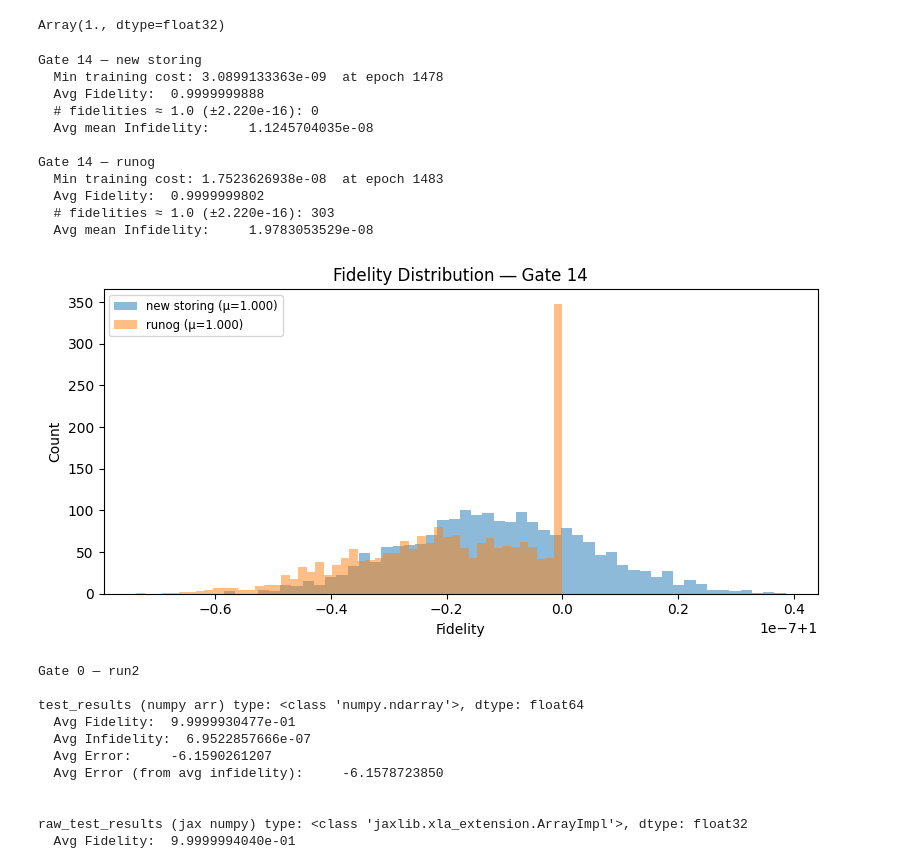
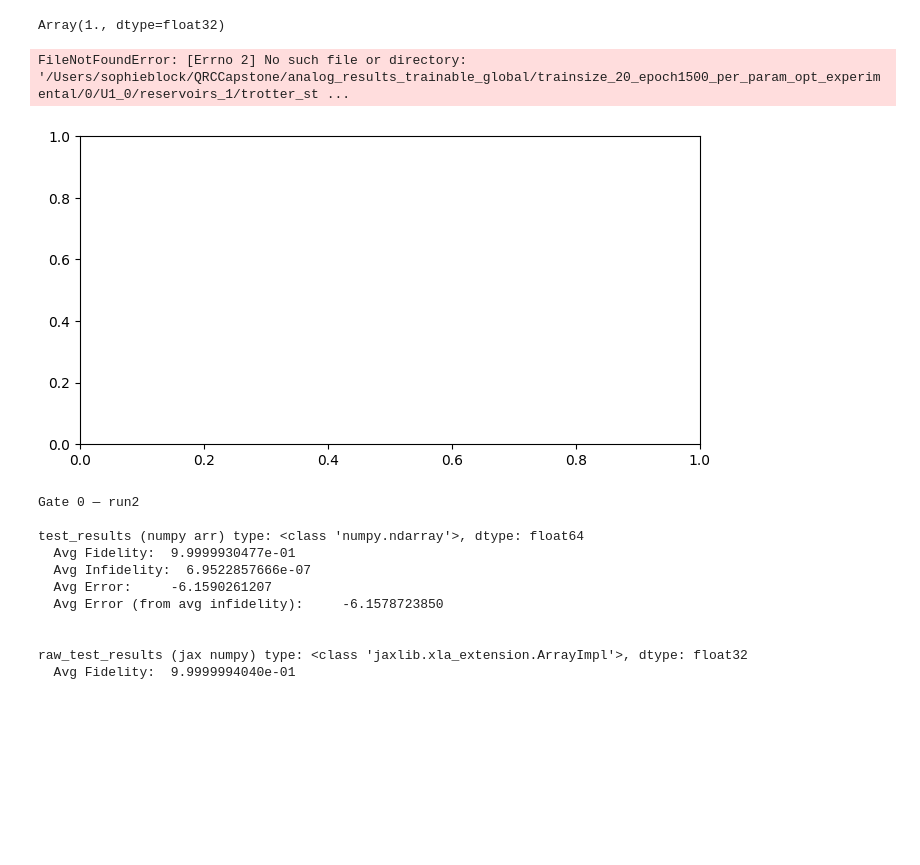
Before and after one commit to sophieblock/qrc, a Jupyter notebook: single_run_analysis.ipynb, the cells around one changed output. Drawn from its saved outputs; the diff is of its cells as text; code cells hidden in the pictures; blank space fills up the shorter version.

```diff
--- a/single_run_analysis.ipynb
+++ b/single_run_analysis.ipynb
@@ -44,13 +42,13 @@ OMP: Info #276: omp_set_nested routine deprecated, please use omp_set_max_active
 # %%
 gate_idx = 0
-N_ctrl = 1
+N_ctrl = 2
 n_train =20
 num_res = 1
-trots = 6
+trots = 18
 # a = f'/Users/sophieblock/Downloads/debug/digital_results_trainable_global/trainsize_20_epoch1500_case1_costcut_1e-10/U2_{gate_idx}/reservoirs_1/trotter_step_{trots}/bath_False/data_run_0.pickle'
 # a = f'/Users/sophieblock/Downloads/debug/digital_results_trainable_global/trainsize_20_epoch1500_per_param_costcut_1e-10/U2_{gate_idx}/reservoirs_1/trotter_step_{trots}/bath_False/data_run_0.pickle'
-a = f'/Users/sophieblock/QRCCapstone/digital_results_trainable_baths_realistic/trainsize_20_epoch1500_per_param_opt/bath_factor_1.0/gamma_0.01/lambda_0.25/0_num_baths/U{N_ctrl}_{gate_idx}/reservoirs_{num_res}/trotter_step_{trots}/data_run_0.pickle'
-
+# a = f'/Users/sophieblock/QRCCapstone/digital_results_trainable_baths_realistic/trainsize_20_epoch1500_per_param_opt/bath_factor_1.0/gamma_0.01/lambda_0.25/0_num_baths/U{N_ctrl}_{gate_idx}/reservoirs_{num_res}/trotter_step_{trots}/data_run_0.pickle'
+a = f'/Users/sophieblock/QRCCapstone/digital_qfim_res/trainsize_20_epoch1500_per_param_opt/U{N_ctrl}_{gate_idx}/reservoirs_{num_res}/trotter_step_{trots}/bath_False/data_run_0.pickle'
 with open(a, 'rb') as f:
     df_analog = pickle.load(f)
 a_lr = df_analog.get('opt_lr',None)
@@ -91,7 +89,7 @@ training_states = df_analog['X'][0]
 grads_per_epoch_analog2 = [np.array(i) for i in df_analog['grads_per_epoch'][0]]
 testing_results_analog2 = df_analog['testing_results'][0]
 fidelity_analog2 = 1 - df_analog['avg_fidelity'][0]
-infidelities
+
 opt_lr_analog2 = df_analog['opt_lr'][0]
 # lrs2 = df_analog['lrs'][0]
 print(f"Dataset B - lf: {b_lr[0]}\navg lr: {np.mean(b_lr[0]):.5f}, var: {np.var(b_lr[0]):.2e}")
@@ -163,25 +171,33 @@ import pandas as pd
 import matplotlib.pyplot as plt
 
 # === Parameters ===
-N_ctrl = 2
+N_ctrl = 1
+
 num_res = 1
-trots = 20
-# gate_indices = list(range())  # adjust as needed
-gate_indices = [14]
+trots = 10
+# gate_indices = list(range(0,5))  # adjust as needed
+gate_indices = [0,1,2,3]
 # two parameterized base‐paths
 base_paths = {
     "new storing": (
-        "/Users/sophieblock/QRCCapstone/digital_qfim_res/"
-        "trainsize_20_epoch1500_per_param_optb/"
+        "/Users/sophieblock/QRCCapstone/analog_results_trainable_global/"
+        "trainsize_20_epoch1500_per_param_opt_experimental/0/"
         "U{N_ctrl}_{gate_idx}/reservoirs_{num_res}/"
         "trotter_step_{trots}/bath_False/data_run_0.pickle"
     ),
-    "runog": (
-        "/Users/sophieblock/QRCCapstone/digital_qfim_res/"
-        "trainsize_20_epoch1500_per_param_opt/"
+
+    "backup": (
+        "/Users/sophieblock/QRCCapstone/analog_results_trainable_global/"
+        "trainsize_20_epoch1500_per_param_opt_backup/0/"
         "U{N_ctrl}_{gate_idx}/reservoirs_{num_res}/"
         "trotter_step_{trots}/bath_False/data_run_0.pickle"
     ),
+    # "runog": (
+    #     "/Users/sophieblock/QRCCapstone/digital_qfim_res/"
+    #     "trainsize_20_epoch1500_per_param_opt/"
+    #     "U{N_ctrl}_{gate_idx}/reservoirs_{num_res}/"
+    #     "trotter_step_{trots}/bath_False/data_run_0.pickle"
+    # ),
     # "original storing": (
     #     "/Users/sophieblock/QRCCapstone/digital_results_trainable_baths_realistic/"
     #     "trainsize_20_epoch1500_per_param_opt/bath_factor_1.0/gamma_0.01/lambda_0.25/0_num_baths/"
@@ -224,47 +240,40 @@ for gate_idx in gate_indices:
         # infidelities_raw = np.array(df["infidelities"][0], dtype=np.float64)
 
         avg_fid = np.mean(test_results)
         avg_infidelity = 1.0 - avg_fid
 
         # print summary
         costs = np.array(df["costs"][0], dtype=np.float64)
         min_idx  = int(np.argmin(costs))       # zero-based
         min_cost = costs[min_idx]
+        errors = np.log10(1 - test_results)
+        avg_error = np.mean(errors)
+
         print(f"Gate {gate_idx} ― {label}")
         print(f"  Min training cost: {min_cost:.10e}  at epoch {min_idx+1}")
         # print(f"  F[0]:       {test_results[0]}")
         print(f"  Avg Fidelity:  {avg_fid:.10f}")
-        print(f"  # fidelities ≈ 1.0 (±{eps:.3e}): {num_ones}")
+        # print(f"  # fidelities ≈ 1.0 (±{eps:.3e}): {num_ones}")
         print(f"  Avg mean Infidelity:     {avg_infidelity:.10e}\n")
-        # print(f"  Avg Infidelity:     {np.mean(infidelities_raw):.10e}\n")
+        print(f"  Avg Err:     {avg_error:.10e}\n")
         # plot histogram
         ax.hist(
             test_results,
             bins=50,
             alpha=0.5,
             label=f"{label} (μ={avg_fid:.3f})",
             zorder=1
         )
 
     ax.set_title(f"Fidelity Distribution ― Gate {gate_idx}")
     ax.set_xlabel("Fidelity")
     ax.set_ylabel("Count")
     ax.legend(loc="upper left", fontsize="small")
     plt.tight_layout()
     plt.show()
 # %% [output]
-Gate 14 ― new storing
-  Min training cost: 3.0899133363e-09  at epoch 1478
-  Avg Fidelity:  0.9999999888
-  # fidelities ≈ 1.0 (±2.220e-16): 0
-  Avg mean Infidelity:     1.1245704035e-08
-
-Gate 14 ― runog
-  Min training cost: 1.7523626938e-08  at epoch 1483
-  Avg Fidelity:  0.9999999802
-  # fidelities ≈ 1.0 (±2.220e-16): 303
-  Avg mean Infidelity:     1.9783053529e-08
+FileNotFoundError: [Errno 2] No such file or directory: '/Users/sophieblock/QRCCapstone/analog_results_trainable_global/trainsize_20_epoch1500_per_param_opt_experimental/0/U1_0/reservoirs_1/trotter_st ...
-[figure, old version]
+[figure, new version]
 # %%
 import jax.numpy as jnp
 import numpy as np
```
Also changed, not shown: parts of 3 cells of this notebook.
